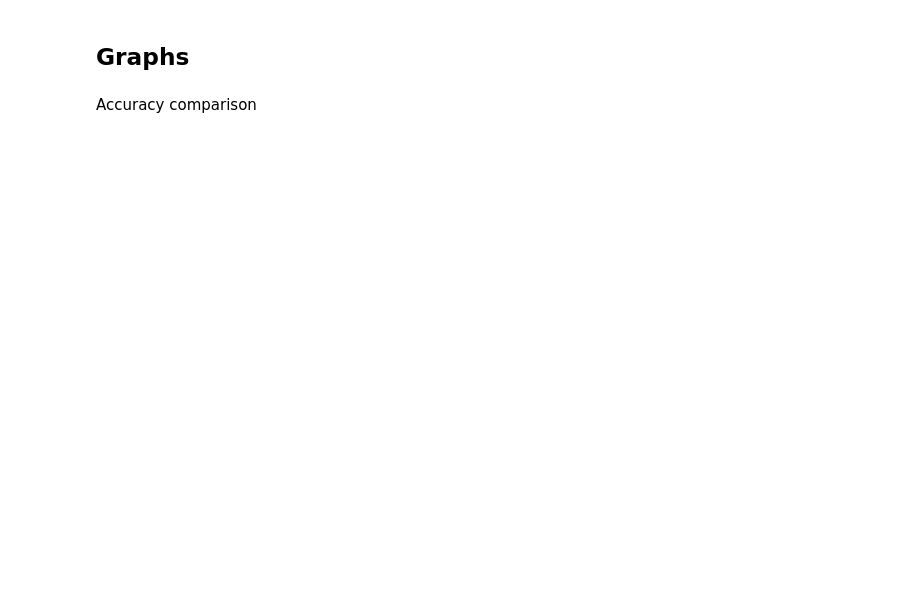
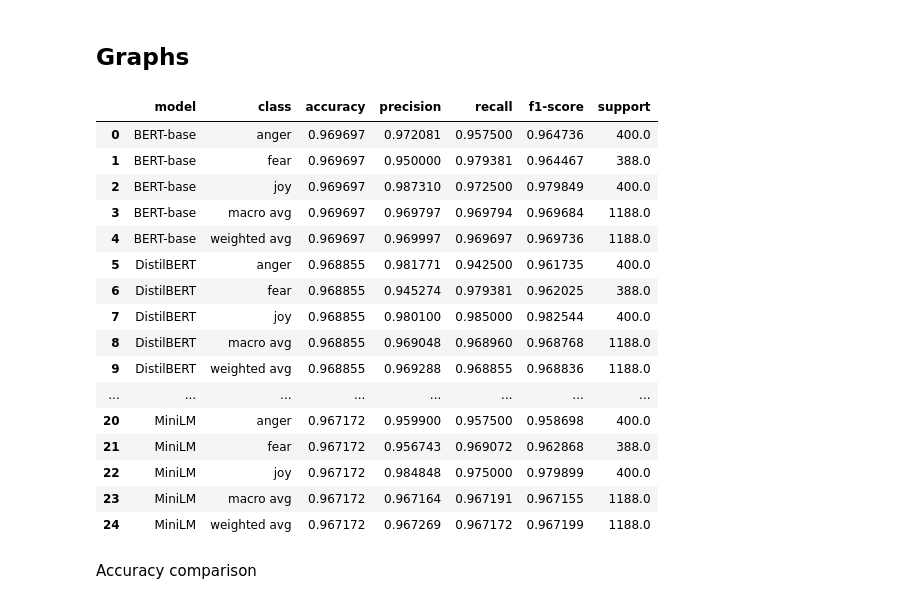
Before and after one commit to ozense1/emotion_classify, a Jupyter notebook: 3_transformer.ipynb, the cells around one changed output. Saved outputs shown, nothing was run; the diff lists cells and outputs as text; code cells hidden in the pictures; blank space fills up the shorter version.

```diff
--- a/3_transformer.ipynb
+++ b/3_transformer.ipynb
@@ -250,5 +330,26 @@ KeyboardInterrupt:
 # %% [markdown]
 ## Graphs
+# %%
+tf_df = pd.read_csv('transformer_model_results.csv')
+tf_df
+# %% [output]
+|  | model | class | accuracy | precision | recall | f1-score | support |
+| 0 | BERT-base | anger | 0.969697 | 0.972081 | 0.957500 | 0.964736 | 400.0 |
+| 1 | BERT-base | fear | 0.969697 | 0.950000 | 0.979381 | 0.964467 | 388.0 |
+| 2 | BERT-base | joy | 0.969697 | 0.987310 | 0.972500 | 0.979849 | 400.0 |
+| 3 | BERT-base | macro avg | 0.969697 | 0.969797 | 0.969794 | 0.969684 | 1188.0 |
+| 4 | BERT-base | weighted avg | 0.969697 | 0.969997 | 0.969697 | 0.969736 | 1188.0 |
+| 5 | DistilBERT | anger | 0.968855 | 0.981771 | 0.942500 | 0.961735 | 400.0 |
+| 6 | DistilBERT | fear | 0.968855 | 0.945274 | 0.979381 | 0.962025 | 388.0 |
+| 7 | DistilBERT | joy | 0.968855 | 0.980100 | 0.985000 | 0.982544 | 400.0 |
+| 8 | DistilBERT | macro avg | 0.968855 | 0.969048 | 0.968960 | 0.968768 | 1188.0 |
+| 9 | DistilBERT | weighted avg | 0.968855 | 0.969288 | 0.968855 | 0.968836 | 1188.0 |
+| ... | ... | ... | ... | ... | ... | ... | ... |
+| 20 | MiniLM | anger | 0.967172 | 0.959900 | 0.957500 | 0.958698 | 400.0 |
+| 21 | MiniLM | fear | 0.967172 | 0.956743 | 0.969072 | 0.962868 | 388.0 |
+| 22 | MiniLM | joy | 0.967172 | 0.984848 | 0.975000 | 0.979899 | 400.0 |
+| 23 | MiniLM | macro avg | 0.967172 | 0.967164 | 0.967191 | 0.967155 | 1188.0 |
+| 24 | MiniLM | weighted avg | 0.967172 | 0.967269 | 0.967172 | 0.967199 | 1188.0 |
 # %% [markdown]
 Accuracy comparison
 # %%
```
Also changed, not shown: parts of 7 cells of this notebook, 2 other files.
